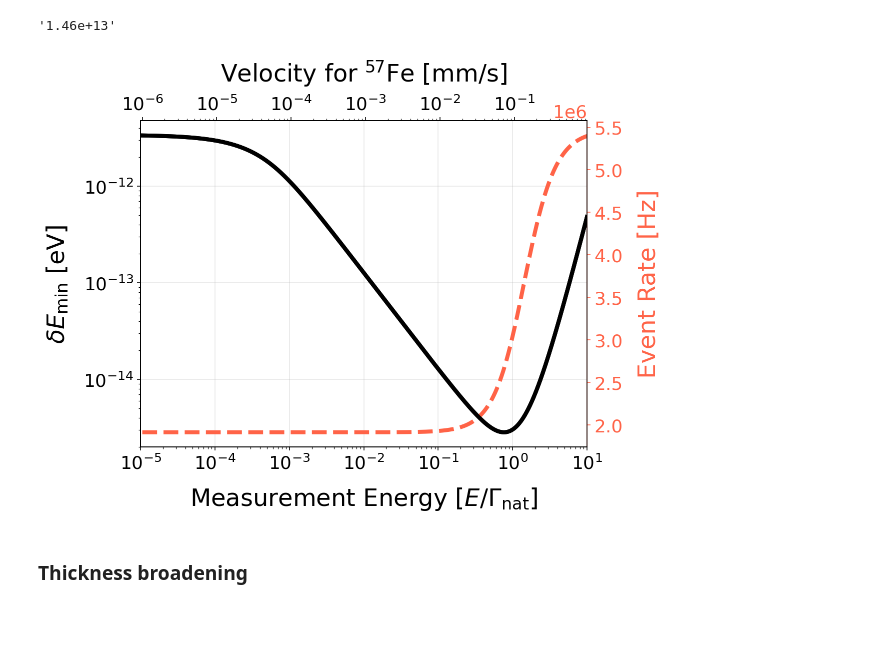
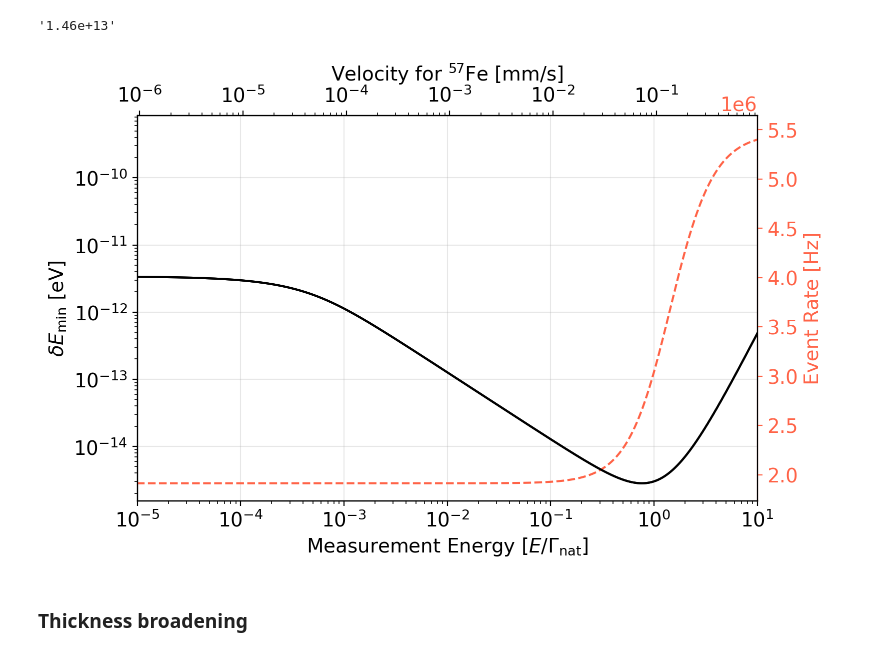
Before and after one commit to StanfordMossbauer/mossbauer_study, a Jupyter notebook: examples/example.ipynb, the cells around one changed output. Cells and saved outputs as stored; diff of their text form; code cells hidden in the pictures; blank space fills up the shorter version.

```diff
--- a/examples/example.ipynb
+++ b/examples/example.ipynb
@@ -85,0 +112,9 @@ plt.show()
+# %%
+vel = np.linspace(-10, 10, 1000)
+
+fig, ax = plt.subplots(1, 1)
+plt.plot(vel, moss.transmitted_spectrum(vel))  # NOTE: derivative doesn't work for multi-line spectra
+plt.ylabel('Rate [Hz]')
+
+mossbauer.add_energy_axis(ax)
+plt.show()
@@ -85,0 +125,10 @@ plt.show()
+# %%
+fig, ax = plt.subplots(1, 1)
+plt.plot(vel, source.spectrum(vel))
+plt.ylabel('source rate')
+ax2 = ax.twinx()
+plt.plot(vel, absorber.cross_section(vel), 'C1--')
+plt.ylabel('absorber cross section')
+plt.xlabel('vel [mm/s]')
+mossbauer.add_energy_axis(ax)
+plt.show()
@@ -96,7 +147,7 @@ acquisition_time = 3600.0 * 24 * 31  # 1 month
 ### source parameters
 source_parameters = dict(
     Eres=0.0,
-    linewidth=E_to_vel(natural_linewidth),
+    linewidth=mossbauer.E_to_vel(mossbauer.Fe57_natural_linewidth),
     total_activity=source_activity_Hz * mossbauer_relative_intensity * source_recoilless_fraction
 )
 
@@ -106,7 +157,7 @@ t_mgcm2 = 0.13  # potassium ferrocyanide from ritverc
 absorption_coefficient = 25.0  # cm^2 / mgFe57  (doublecheck)
 absorber_parameters = dict(
     Eres=0.0,
-    linewidth=E_to_vel(natural_linewidth),
+    linewidth=mossbauer.E_to_vel(mossbauer.Fe57_natural_linewidth),
     thickness_normalized=t_mgcm2 * absorption_coefficient * recoilless_fraction_A
 )
 
@@ -134,44 +185,39 @@ moss = mossbauer.MossbauerMeasurement(
 # %% [output]
 '1.46e+13'
 # %%
-vels = np.logspace(-6, 0, 100000)
+vels = moss.source.linewidth*np.logspace(-6, 2, 10000)
+slope_vel, slope_rate, vnew = moss.get_deltaEmin_full(return_vels=True)
 rates = moss.transmitted_spectrum(vels)
-f = interp1d(rates, vels, fill_value='extrapolate')
-
-#min_dE = rate_to_deltaEmin(acquisition_time, rates, ders)
-nnew = (moss.acquisition_time*rates) + np.sqrt(moss.acquisition_time * rates)
-vnew = f(nnew/moss.acquisition_time) - vels
 # %%
-plt.style.use('bigsquare')
 fig, ax = plt.subplots()
-plt.plot(vels/E_to_vel(natural_linewidth), vel_to_E(vnew), color='k')
+plt.plot(vels/mossbauer.E_to_vel(mossbauer.Fe57_natural_linewidth), mossbauer.vel_to_E(vnew), color='k')
 plt.xscale('log')
 plt.yscale('log')
 plt.xlabel('Measurement Energy [$E/\Gamma_\mathrm{nat}$]')
 plt.ylabel('$\delta E_\mathrm{min}$ [eV]')
 
 ax2 = ax.twinx()
 ax2.grid(False)
-plt.plot(vels/E_to_vel(natural_linewidth), rates, linestyle='--', color='tomato')
+plt.plot(vels/mossbauer.E_to_vel(mossbauer.Fe57_natural_linewidth), rates, linestyle='--', color='tomato')
 plt.ylabel('Event Rate [Hz]')
 change_axis_color(ax2, 'tomato')
 ax2.spines['right'].set_color('tomato')
 plt.xlim([1e-5, 1e1])
 
 
 ax3 = ax.twiny()
-plt.plot(vels, vel_to_E(vnew), color='k')
+plt.plot(vels, mossbauer.vel_to_E(vnew), color='k')
 plt.xscale('log')
 xrange = np.array(ax.get_xlim())
-ax3.set_xlim(xrange*E_to_vel(natural_linewidth))
+ax3.set_xlim(xrange*mossbauer.E_to_vel(mossbauer.Fe57_natural_linewidth))
 ax3.grid(False)
 plt.xlabel('Velocity for $^{57}$Fe [mm/s]')
 
 if False:
     plt.savefig('plots/sensitivity_fvs_velocity_closed_form_only.png', dpi=200)
 plt.show()
 # %% [output]
-[figure, old version]
+[figure, new version]
 # %% [markdown]
 ### Thickness broadening
 # %%
```
Also changed, not shown: parts of 18 cells of this notebook, 5 other files.
